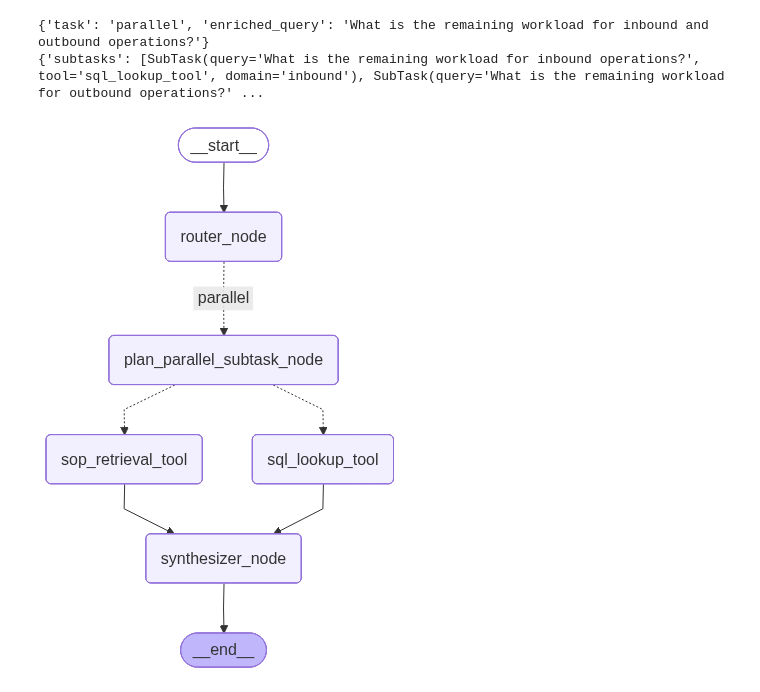
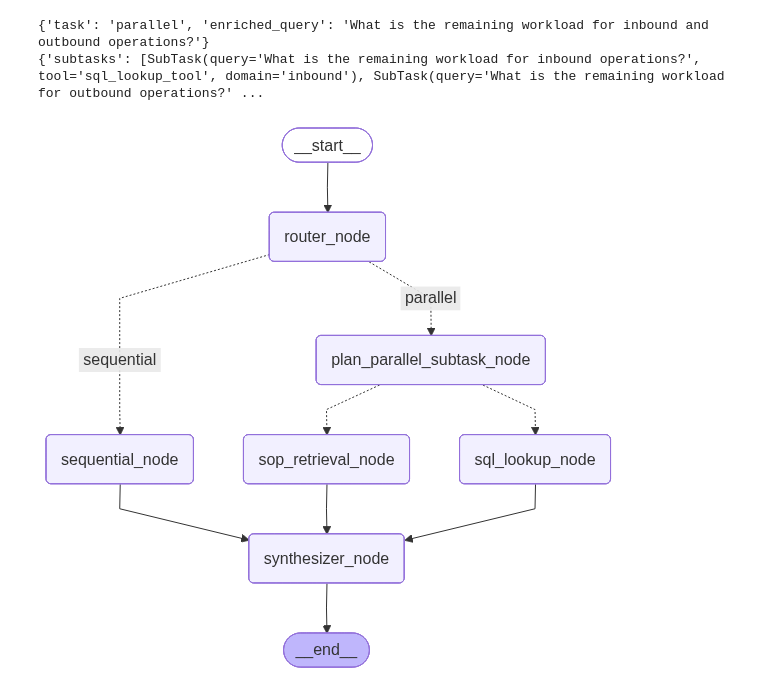
Before and after one commit to rahul22061999/wms_incident_copilot, a Jupyter notebook: src/test.ipynb, the cells around one changed output. Drawn from its saved outputs; the diff is of its cells as text; code cells hidden in the pictures.

Commit message:
added parallel tool calls

```diff
--- a/src/test.ipynb
+++ b/src/test.ipynb
@@ -597,6 +597,7 @@ from agents.nodes.sop_lookup_node import sop_lookup_node
 from agents.nodes.synthesizer_node import synthesizer_node
 from agents.edges.fan_out_edge import fan_out_edge
 from agents.edges.route_after_router import route_after_router
+from agents.nodes.sequential_agent import sequential_agent
 
 
 @lru_cache(maxsize=1)
@@ -606,47 +607,50 @@ def _application_graph():
     # Nodes
     builder.add_node("router_node", router_node)
     builder.add_node("plan_parallel_subtask_node", plan_parallel_subtask_node)
-    builder.add_node("sql_lookup_tool", sql_lookup_node)
-    builder.add_node("sop_retrieval_tool", sop_lookup_node)
+    builder.add_node("sql_lookup_node", sql_lookup_node)
+    builder.add_node("sop_retrieval_node", sop_lookup_node)
     builder.add_node("synthesizer_node", synthesizer_node)
+    builder.add_node("sequential_node", sequential_agent)
 
     # Entry point
     builder.add_edge(START, "router_node")
 
     # Router decides: parallel (for now only path) — sequential path to be added later
     builder.add_conditional_edges(
         "router_node",
         route_after_router,
         {
             "parallel": "plan_parallel_subtask_node",
+            "sequential": "sequential_node",
             # "sequential": "react_agent_node",  # add when sequential path is built
         },
     )
 
     # Planner → fan-out to workers (parallel execution)
     builder.add_conditional_edges(
         "plan_parallel_subtask_node",
         fan_out_edge,
-        ["sql_lookup_tool", "sop_retrieval_tool"],
+        ["sql_lookup_node", "sop_retrieval_node"],
     )
 
     # Workers → synthesizer (barrier: waits for ALL parallel workers)
-    builder.add_edge("sql_lookup_tool", "synthesizer_node")
-    builder.add_edge("sop_retrieval_tool", "synthesizer_node")
+    builder.add_edge("sql_lookup_node", "synthesizer_node")
+    builder.add_edge("sop_retrieval_node", "synthesizer_node")
+    builder.add_edge("sequential_node", "synthesizer_node")
 
     # Synthesizer → END
     builder.add_edge("synthesizer_node", END)
 
     return builder
 
 
 _application_graph.cache_clear()
 checkpointer = InMemorySaver()
-graph = _application_graph().compile()
+graph = _application_graph().compile(checkpointer=checkpointer)
 
 display(Image(graph.get_graph().draw_mermaid_png()))
 # %% [output]
-[figure, old version]
+[figure, new version]
 # %%
 import uuid
 
```
Also changed, not shown: parts of 1 cell of this notebook, 35 other files.
